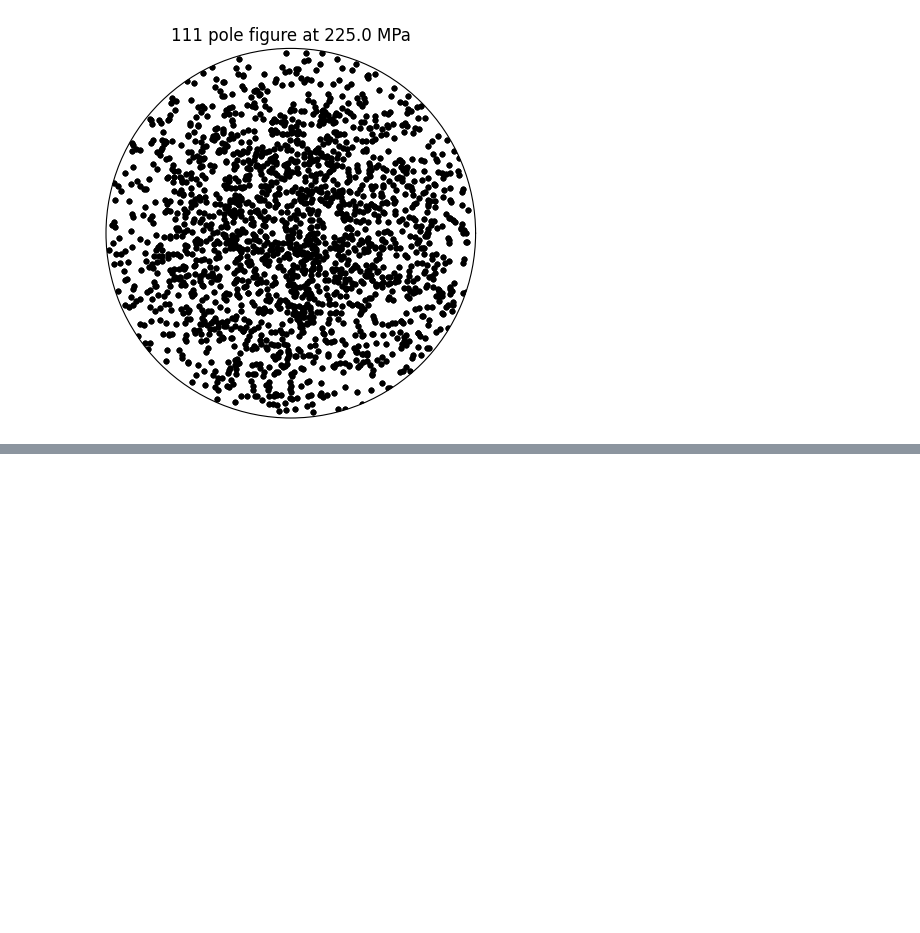
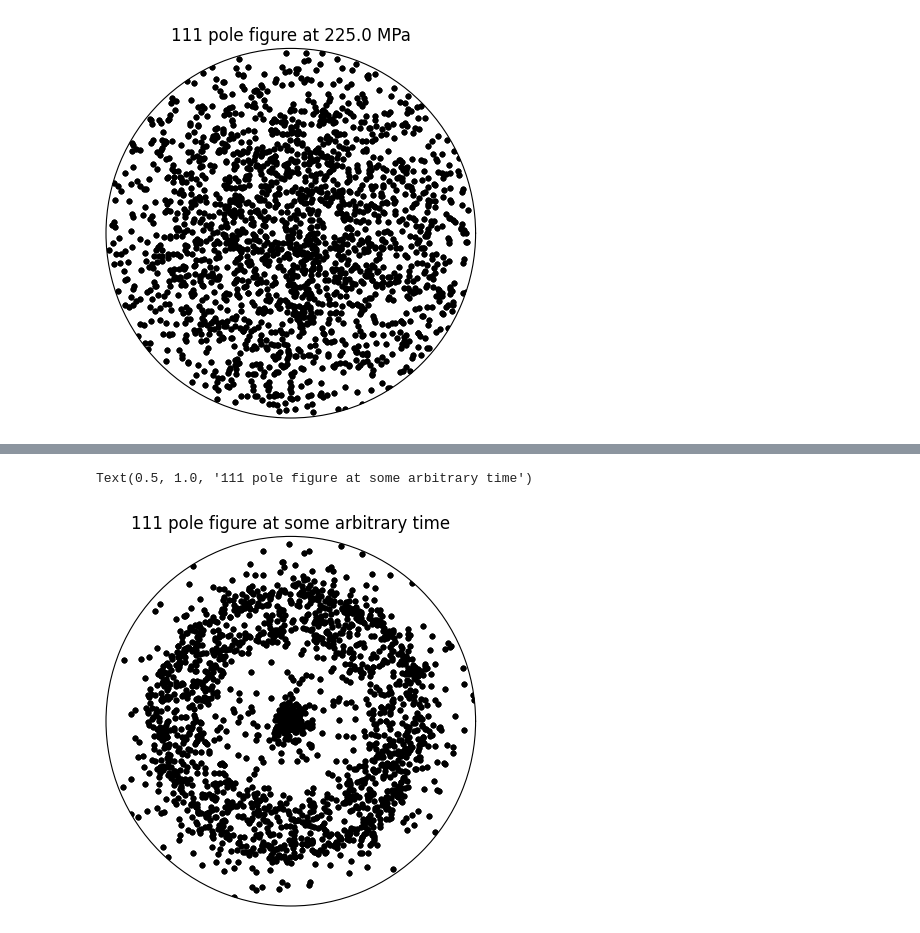
Before and after one commit to applied-material-modeling/graintrace, a Jupyter notebook: compare.ipynb, the cells around one changed output, grey strips where cells are left out. Saved outputs shown, nothing was run; the diff lists cells and outputs as text; code cells hidden in the pictures; blank space fills up the shorter version.

```diff
--- a/compare.ipynb
+++ b/compare.ipynb
@@ -83,0 +119,7 @@ plt.legend(loc='best')
+# %%
+test_state = tmodel.state_asm.split_by_variable(neml2.Tensor(initial_state_hist,1))
+polefigure.pretty_plot_pole_figure_points(test_state["state/orientation"].torch()[-400], torch.tensor([1.0, 1.0, 1.0]), crystal_symmetry = "432")
+plt.title(f'111 pole figure at some arbitrary time')
+# %% [output]
+Text(0.5, 1.0, '111 pole figure at some arbitrary time')
+[figure, added]
```
Also changed, not shown: parts of 17 cells of this notebook, 4 other files.
